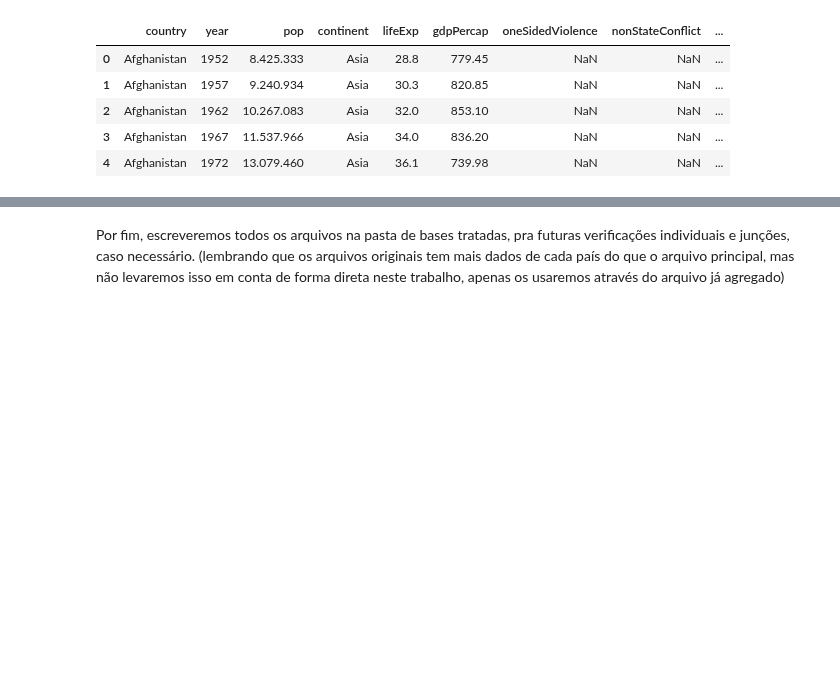
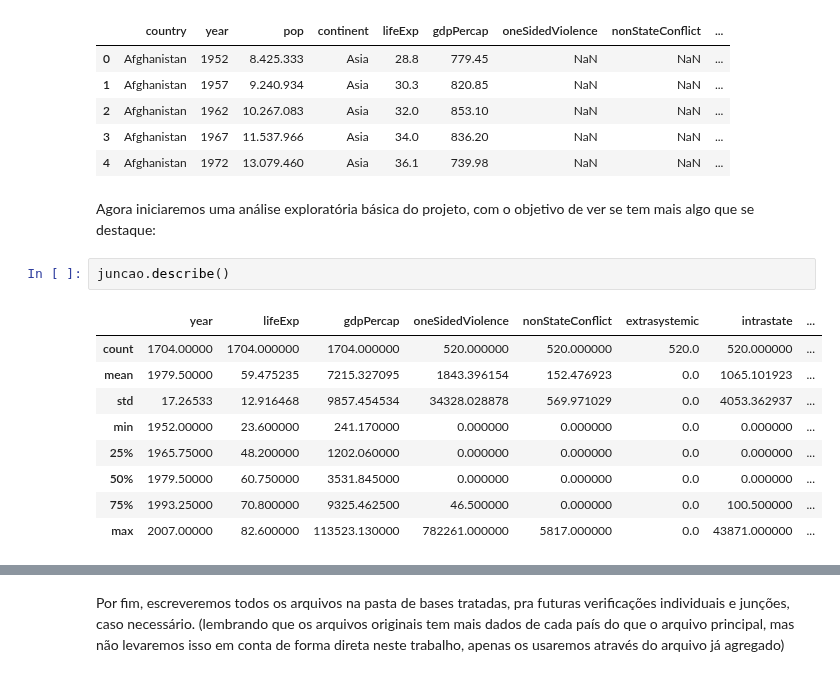
Before and after one commit to brunobgcardoso/avaliacao-python-ciencia-dados, a Jupyter notebook: src/Projeto.ipynb, the cells around one changed output, grey strips where cells are left out. Drawn from its saved outputs; the diff is of its cells as text; blank space fills up the shorter version.

```diff
--- a/src/Projeto.ipynb
+++ b/src/Projeto.ipynb
@@ -596,3 +602,17 @@ Dimensão: (1704, 17)
 | 2 | Afghanistan | 1962 | 10.267.083 | Asia | 32.0 | 853.10 | NaN | NaN | ... |
 | 3 | Afghanistan | 1967 | 11.537.966 | Asia | 34.0 | 836.20 | NaN | NaN | ... |
 | 4 | Afghanistan | 1972 | 13.079.460 | Asia | 36.1 | 739.98 | NaN | NaN | ... |
+# %% [markdown]
+Agora iniciaremos uma análise exploratória básica do projeto, com o objetivo de ver se tem mais algo que se destaque:
+# %%
+juncao.describe()
+# %% [output]
+|  | year | lifeExp | gdpPercap | oneSidedViolence | nonStateConflict | extrasystemic | intrastate | ... |
+| count | 1704.00000 | 1704.000000 | 1704.000000 | 520.000000 | 520.000000 | 520.0 | 520.000000 | ... |
+| mean | 1979.50000 | 59.475235 | 7215.327095 | 1843.396154 | 152.476923 | 0.0 | 1065.101923 | ... |
+| std | 17.26533 | 12.916468 | 9857.454534 | 34328.028878 | 569.971029 | 0.0 | 4053.362937 | ... |
+| min | 1952.00000 | 23.600000 | 241.170000 | 0.000000 | 0.000000 | 0.0 | 0.000000 | ... |
+| 25% | 1965.75000 | 48.200000 | 1202.060000 | 0.000000 | 0.000000 | 0.0 | 0.000000 | ... |
+| 50% | 1979.50000 | 60.750000 | 3531.845000 | 0.000000 | 0.000000 | 0.0 | 0.000000 | ... |
+| 75% | 1993.25000 | 70.800000 | 9325.462500 | 46.500000 | 0.000000 | 0.0 | 100.500000 | ... |
+| max | 2007.00000 | 82.600000 | 113523.130000 | 782261.000000 | 5817.000000 | 0.0 | 43871.000000 | ... |
```
Also changed, not shown: parts of 28 cells of this notebook, 7 other files.
